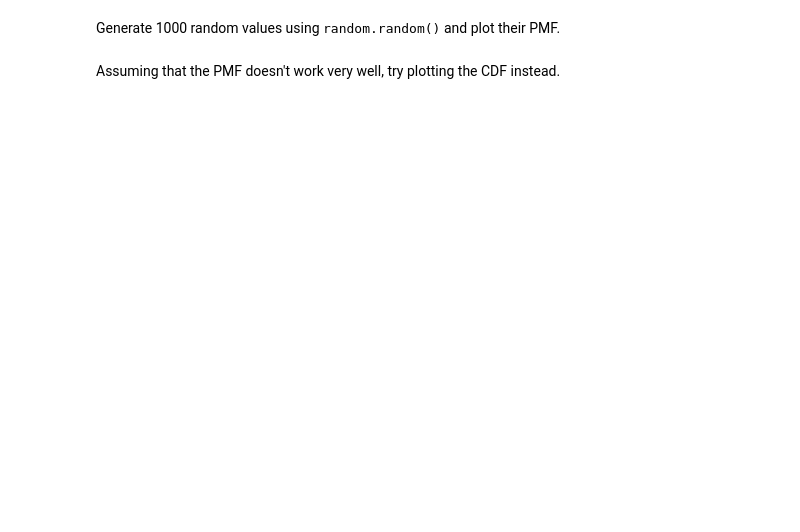
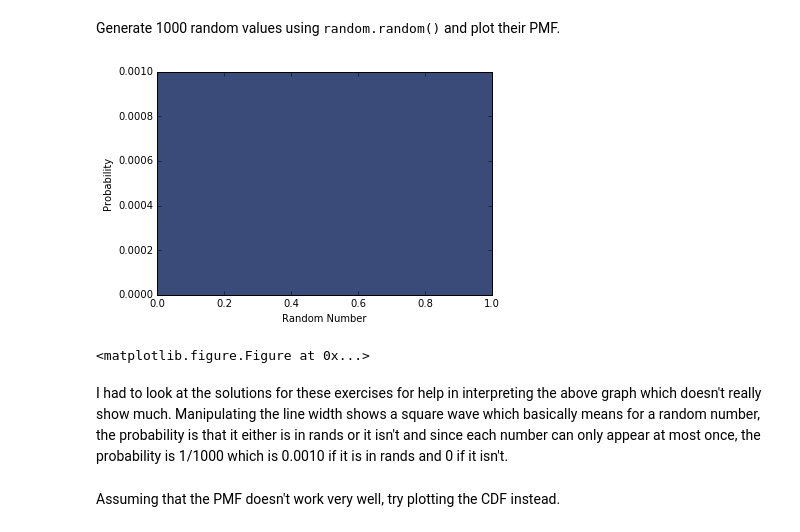
Before and after one commit to paulruvolo/DataScience16, a Jupyter notebook: ThinkStats2/chap04ex.ipynb, the cells around one changed output. Cells and saved outputs as stored; diff of their text form; code cells hidden in the pictures; blank space fills up the shorter version.

```diff
--- a/ThinkStats2/chap04ex.ipynb
+++ b/ThinkStats2/chap04ex.ipynb
@@ -31,4 +84,18 @@ Draw a random sample from <tt>cdf</tt>, then compute the percentile rank for eac
 # %% [markdown]
 Generate 1000 random values using <tt>random.random()</tt> and plot their PMF.
+# %%
+import random
+
+rands = [random.random() for x in range(0,1000)]
+pmf = thinkstats2.Pmf(rands)
+thinkplot.Pmf(pmf)
+thinkplot.Config(xlabel='Random Number', ylabel='Probability',
+                 title='')
+thinkplot.show()
+# %% [output]
+[figure, added]
+<matplotlib.figure.Figure at 0x...>
+# %% [markdown]
+I had to look at the solutions for these exercises for help in interpreting the above graph which doesn't really show much. Manipulating the line width shows a square wave which basically means for a random number, the probability is that it either is in rands or it isn't and since each number can only appear at most once, the probability is 1/1000 which is 0.0010 if it is in rands and 0 if it isn't.
 # %% [markdown]
 Assuming that the PMF doesn't work very well, try plotting the CDF instead.
```
Also changed, not shown: parts of 14 cells of this notebook.
